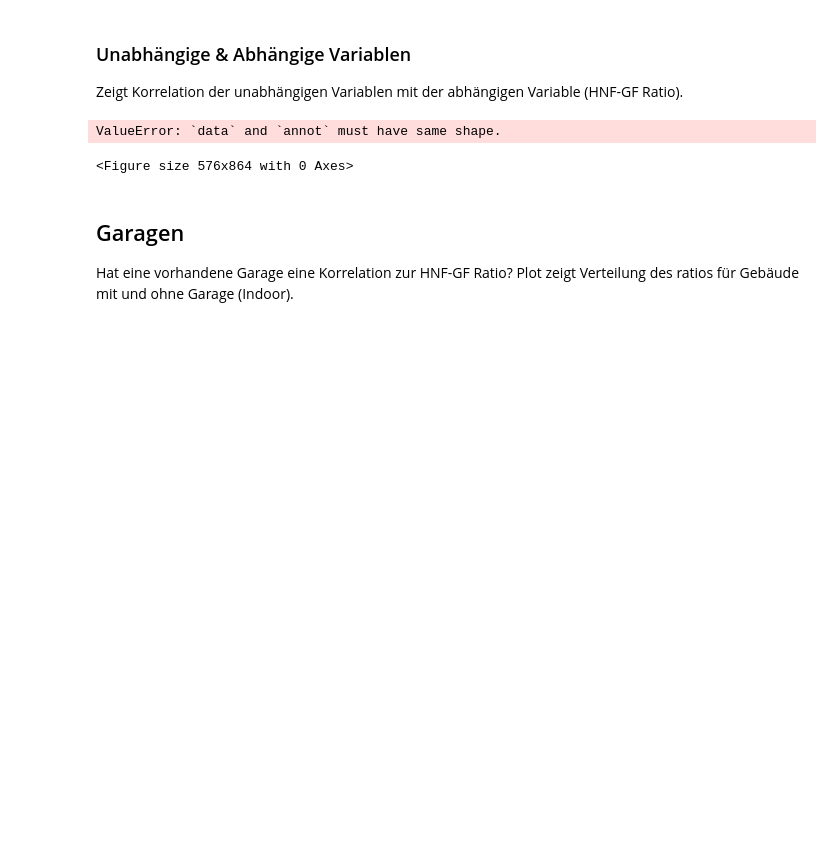
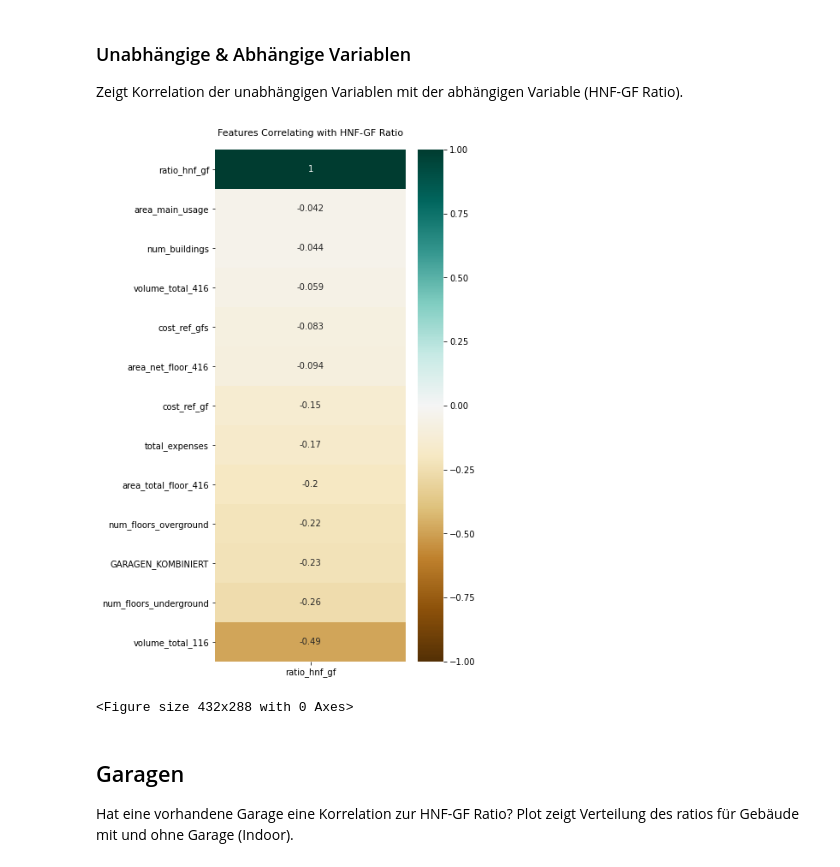
Before and after one commit to FHNW-RW/ip5-metriken-bauwesen, a Jupyter notebook: src/analysis/feature_correlation.ipynb, the cells around one changed output. Cells and saved outputs as stored; diff of their text form; code cells hidden in the pictures; blank space fills up the shorter version.

```diff
--- a/src/analysis/feature_correlation.ipynb
+++ b/src/analysis/feature_correlation.ipynb
@@ -47,14 +43,18 @@ Zeigt Korrelation der unabhängigen Variablen mit der abhängigen Variable (HNF-
 # %%
 # preproccess
 correlations = correlations[[c.FIELD_HNF_GF_RATIO]].sort_values(by=c.FIELD_HNF_GF_RATIO, ascending=False)
 
 # plot
-plt.figure(figsize=(8, 12))
+fig, ax = plt.subplots(figsize=(5, 11))
 heatmap = sns.heatmap(correlations, vmin=-1, vmax=1, annot=True, cmap='BrBG')
 heatmap.set_title('Features Correlating with HNF-GF Ratio', fontdict={'fontsize':11}, pad=16);
+
+# save plot
+plt.show()
+plt.savefig("exports/heatmap_correlation_oneDimensional_allFeatures.png", dpi=300)
 # %% [output]
+[figure, added]
-ValueError: `data` and `annot` must have same shape.
+<Figure size 432x288 with 0 Axes>
-<Figure size 576x864 with 0 Axes>
 # %% [markdown]
 ## Garagen
 
```
Also changed, not shown: parts of 4 cells of this notebook, 5 other files.
